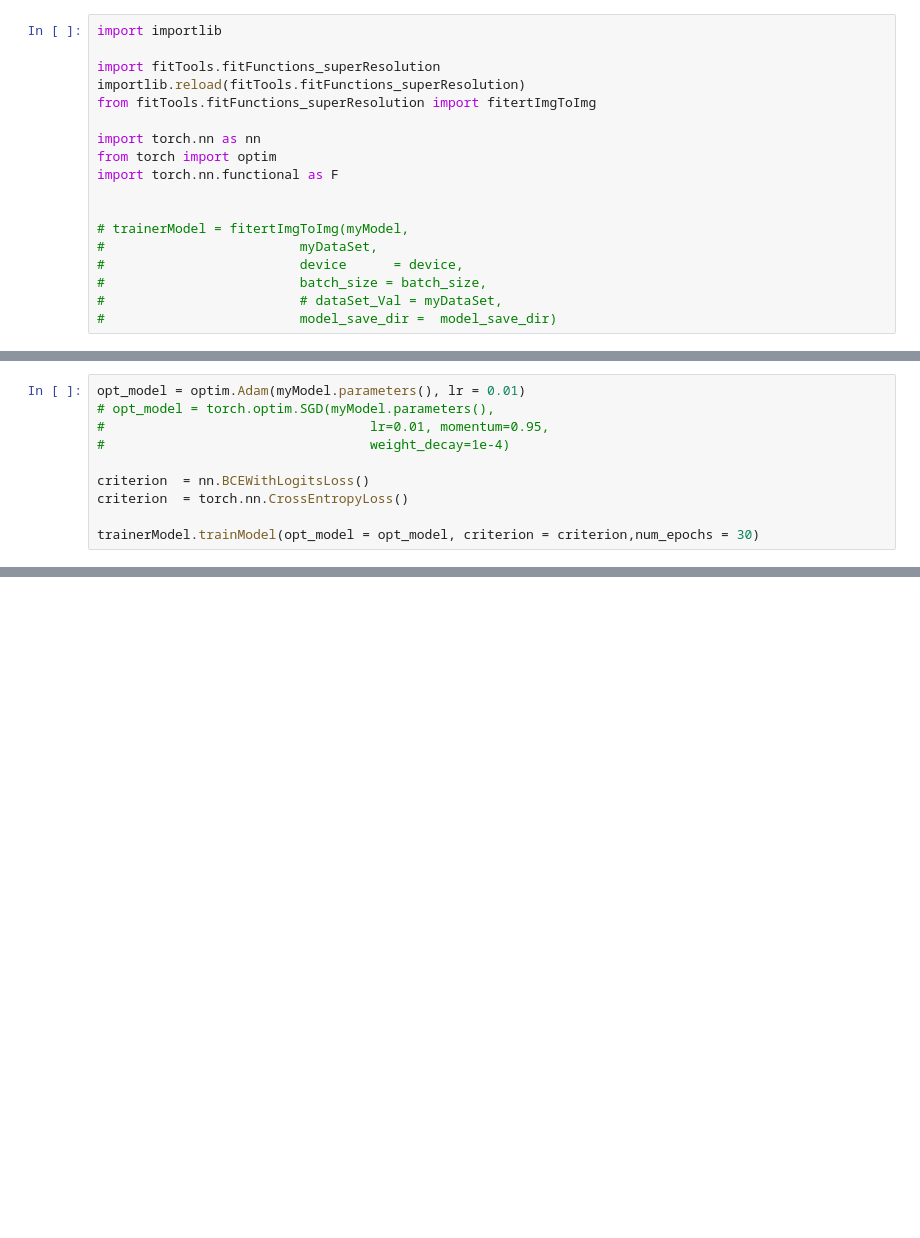
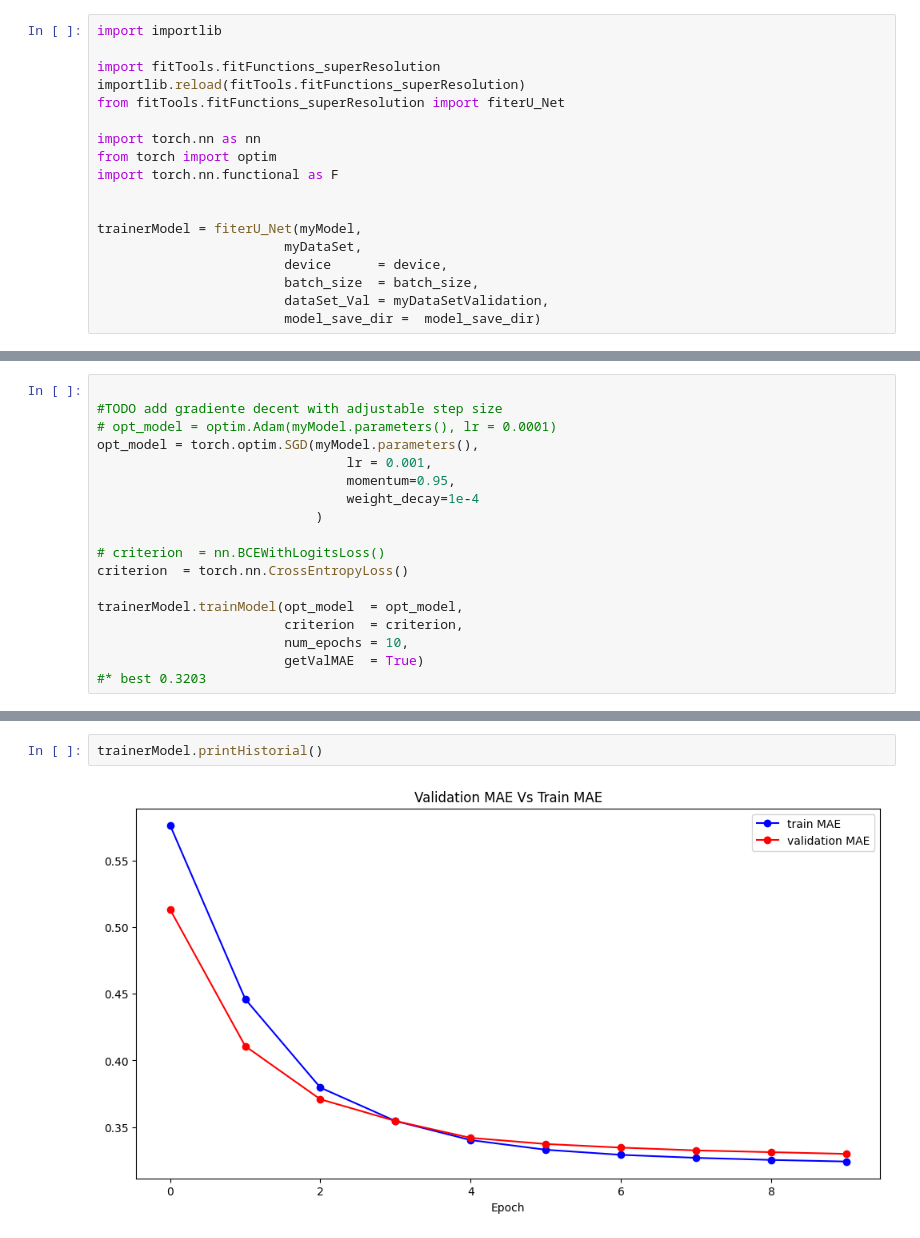
Before and after one commit to karlo-con-k/DeepLearningToolkit, a Jupyter notebook: train_Models_Examples_NoteBooks/train_U_Net.ipynb, the cells around one changed output, grey strips where cells are left out. Drawn from its saved outputs; the diff is of its cells as text; blank space fills up the shorter version.

```diff
--- a/train_Models_Examples_NoteBooks/train_U_Net.ipynb
+++ b/train_Models_Examples_NoteBooks/train_U_Net.ipynb
@@ -164,16 +128,16 @@ import importlib
 
 import fitTools.fitFunctions_superResolution
 importlib.reload(fitTools.fitFunctions_superResolution)
-from fitTools.fitFunctions_superResolution import fitertImgToImg
+from fitTools.fitFunctions_superResolution import fiterU_Net
 
 import torch.nn as nn
 from torch import optim
 import torch.nn.functional as F
 
 
-# trainerModel = fitertImgToImg(myModel,
-#                         myDataSet,
-#                         device      = device,
-#                         batch_size = batch_size,
-#                         # dataSet_Val = myDataSet,
-#                         model_save_dir =  model_save_dir)
+trainerModel = fiterU_Net(myModel,
+                        myDataSet,
+                        device      = device,
+                        batch_size  = batch_size,
+                        dataSet_Val = myDataSetValidation,
+                        model_save_dir =  model_save_dir)
@@ -182,11 +144,19 @@ fitertImgToImg
 # %%
-opt_model = optim.Adam(myModel.parameters(), lr = 0.01)
-# opt_model = torch.optim.SGD(myModel.parameters(),
-#                                  lr=0.01, momentum=0.95,
-#                                  weight_decay=1e-4)
 
-criterion  = nn.BCEWithLogitsLoss()
+#TODO add gradiente decent with adjustable step size
+# opt_model = optim.Adam(myModel.parameters(), lr = 0.0001)
+opt_model = torch.optim.SGD(myModel.parameters(),
+                                lr = 0.001,
+                                momentum=0.95,
+                                weight_decay=1e-4
+                            )
+
+# criterion  = nn.BCEWithLogitsLoss()
 criterion  = torch.nn.CrossEntropyLoss()
 
-trainerModel.trainModel(opt_model = opt_model, criterion = criterion,num_epochs = 30)
+trainerModel.trainModel(opt_model  = opt_model,
+                        criterion  = criterion,
+                        num_epochs = 10,
+                        getValMAE  = True)
+#* best 0.3203
 # %% [output]
@@ -324,0 +216,4 @@ tensor([[[[0., 0., 0.,  ..., 0., 0., 0.],
+# %%
+trainerModel.printHistorial()
+# %% [output]
+[figure, added]
```
Also changed, not shown: parts of 20 cells of this notebook.
